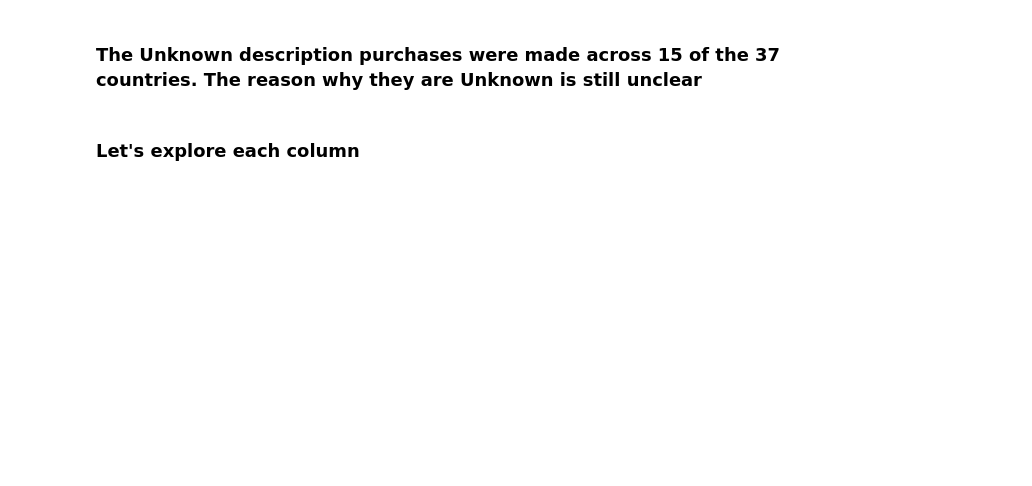
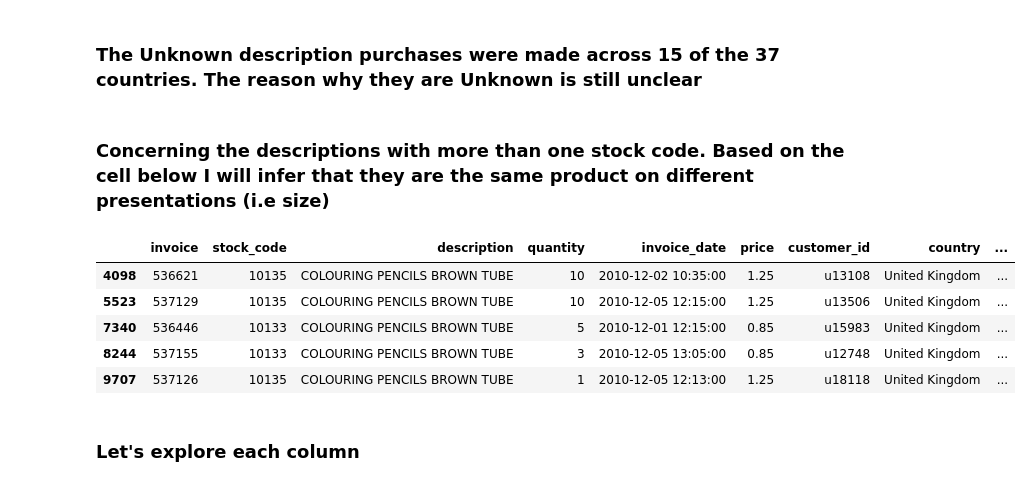
Before and after one commit to adriannaluz/data-analysis_portfolio, a Jupyter notebook: customer_segmentation/notebooks/data_exploration.ipynb, the cells around one changed output. Saved outputs shown, nothing was run; the diff lists cells and outputs as text; code cells hidden in the pictures; blank space fills up the shorter version.

```diff
--- a/customer_segmentation/notebooks/data_exploration.ipynb
+++ b/customer_segmentation/notebooks/data_exploration.ipynb
@@ -211,6 +195,18 @@ array(['United Kingdom', 'Belgium', 'Switzerland', 'France',
        'Singapore', 'Sweden', 'Canada', 'Austria', 'Italy'], dtype=object)
 # %% [markdown]
 ### The Unknown description purchases were made across 15 of the 37 countries. The reason why they are Unknown is still unclear
+# %% [markdown]
+### Concerning the descriptions with more than one stock code. Based on the cell below I will infer that they are the same product on different presentations (i.e size)
+# %%
+# Checking an example of an product with two stock_codes and just oe description
+ot_cleaned.groupby(["description"]).get_group("COLOURING PENCILS BROWN TUBE").head()
+# %% [output]
+|  | invoice | stock_code | description | quantity | invoice_date | price | customer_id | country | ... |
+| 4098 | 536621 | 10135 | COLOURING PENCILS BROWN TUBE | 10 | 2010-12-02 10:35:00 | 1.25 | u13108 | United Kingdom | ... |
+| 5523 | 537129 | 10135 | COLOURING PENCILS BROWN TUBE | 10 | 2010-12-05 12:15:00 | 1.25 | u13506 | United Kingdom | ... |
+| 7340 | 536446 | 10133 | COLOURING PENCILS BROWN TUBE | 5 | 2010-12-01 12:15:00 | 0.85 | u15983 | United Kingdom | ... |
+| 8244 | 537155 | 10133 | COLOURING PENCILS BROWN TUBE | 3 | 2010-12-05 13:05:00 | 0.85 | u12748 | United Kingdom | ... |
+| 9707 | 537126 | 10135 | COLOURING PENCILS BROWN TUBE | 1 | 2010-12-05 12:13:00 | 1.25 | u18118 | United Kingdom | ... |
 # %% [markdown]
 ### Let's explore each column
 # %%
```
Also changed, not shown: parts of 33 cells of this notebook.
